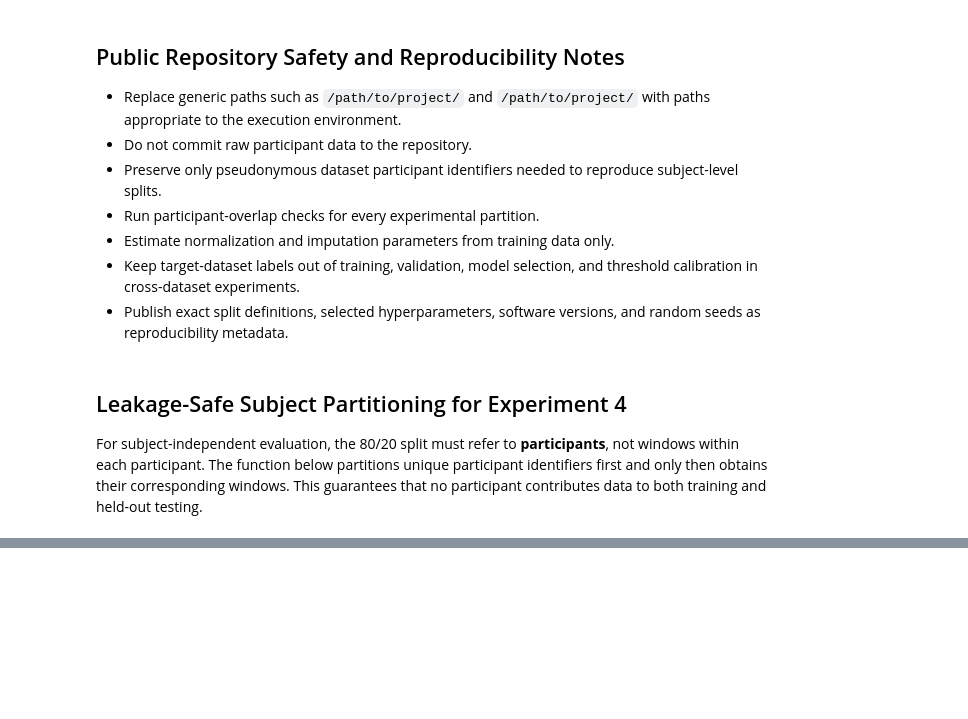
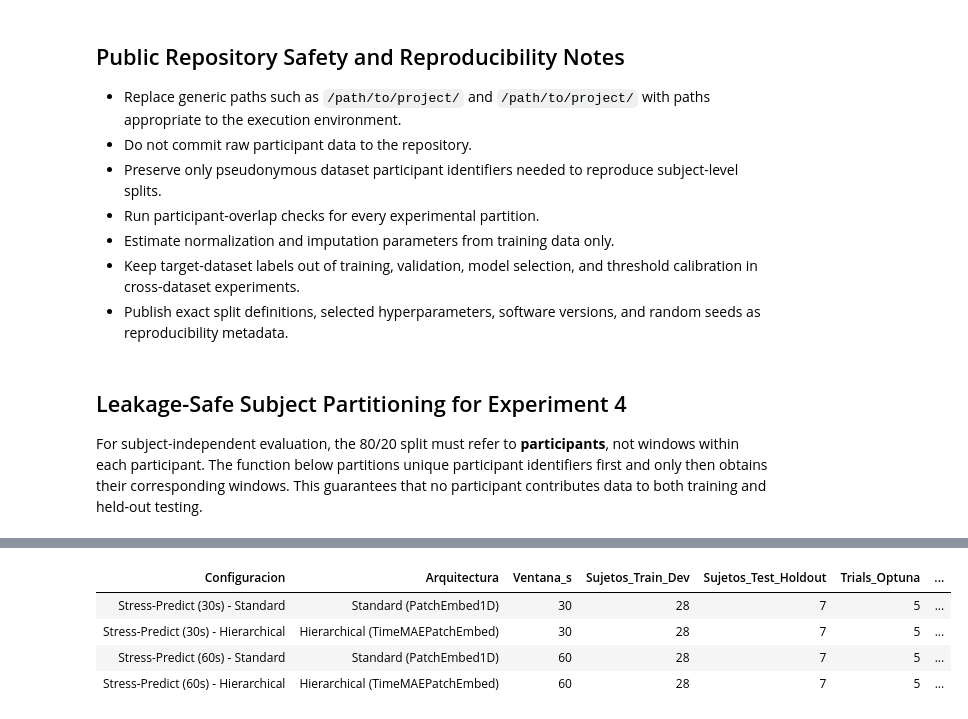
Before and after one commit to MatiasMaravi/TimePatch-SSL, a Jupyter notebook: notebooks/timepatch_ssl.ipynb, the cells around one changed output, grey strips where cells are left out. Saved outputs shown, nothing was run; the diff lists cells and outputs as text; code cells hidden in the pictures; blank space fills up the shorter version.

```diff
--- a/notebooks/timepatch_ssl.ipynb
+++ b/notebooks/timepatch_ssl.ipynb
@@ -2007,0 +2153,12 @@ def make_subject_holdout_split(groups, train_fraction=0.80, random_state=42):
+# %%
+# Load and display Fairness and Budget Table
+budget_table_path = "../results/tables/audit_point4_fairness_hyperparameters_budget.csv"
+if os.path.exists(budget_table_path):
+    df_budget = pd.read_csv(budget_table_path)
+    display(df_budget[["Configuracion", "Arquitectura", "Ventana_s", "Sujetos_Train_Dev", "Sujetos_Test_Holdout", "Trials_Optuna", "Parametros_Entrenables", "Pct_Delta_Capacidad", "Test_Leakage_Free"]])
+# %% [output]
+| Configuracion | Arquitectura | Ventana_s | Sujetos_Train_Dev | Sujetos_Test_Holdout | Trials_Optuna | ... |
+| Stress-Predict (30s) - Standard | Standard (PatchEmbed1D) | 30 | 28 | 7 | 5 | ... |
+| Stress-Predict (30s) - Hierarchical | Hierarchical (TimeMAEPatchEmbed) | 30 | 28 | 7 | 5 | ... |
+| Stress-Predict (60s) - Standard | Standard (PatchEmbed1D) | 60 | 28 | 7 | 5 | ... |
+| Stress-Predict (60s) - Hierarchical | Hierarchical (TimeMAEPatchEmbed) | 60 | 28 | 7 | 5 | ... |
```
Also changed, not shown: parts of 8 cells of this notebook, 39 other files.
